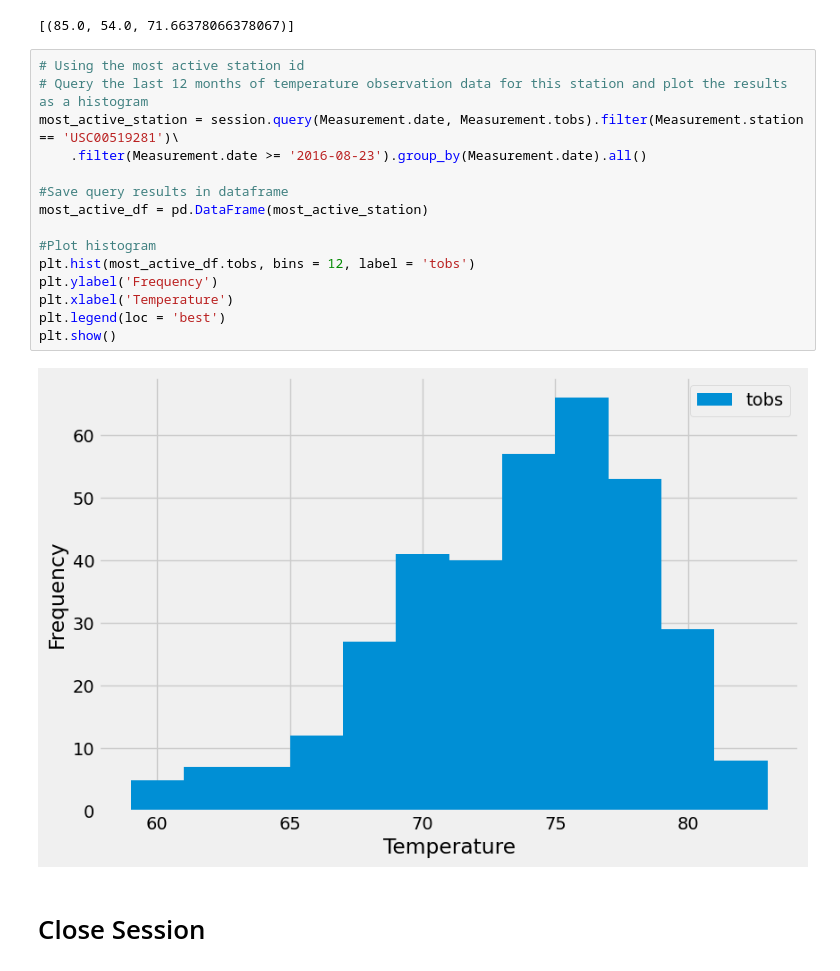
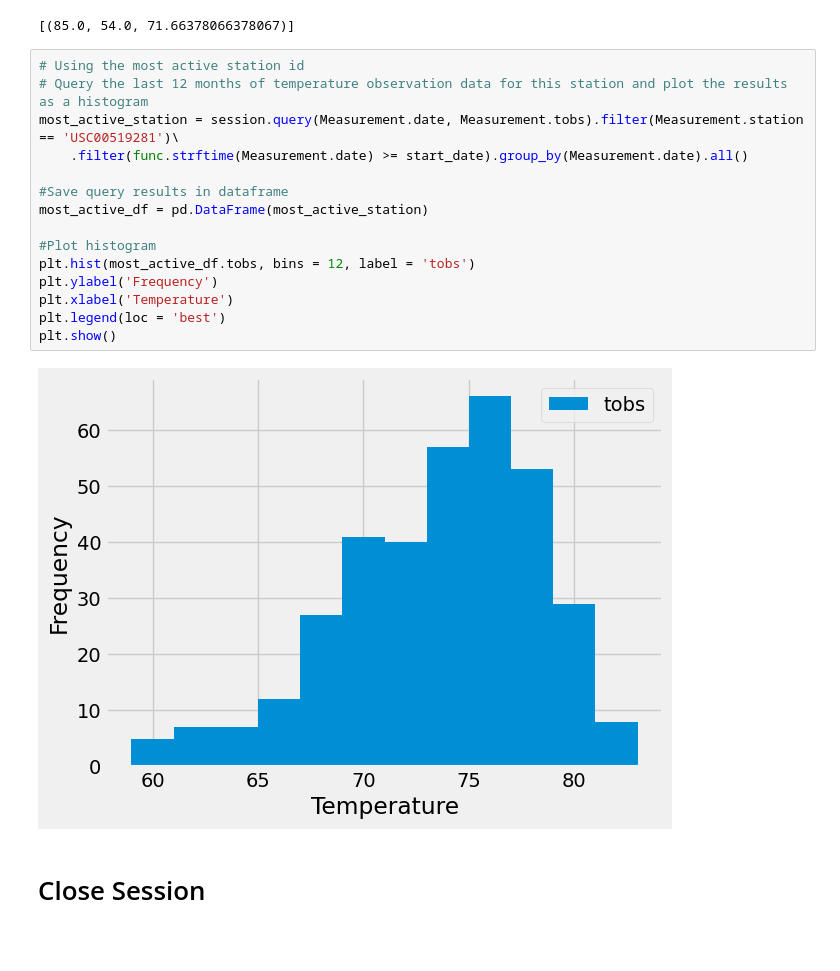
Before and after one commit to fannysigouin/sqlalchemy-challenge, a Jupyter notebook: climate_starter.ipynb, the cells around one changed output. Cells and saved outputs as stored; diff of their text form; blank space fills up the shorter version.

Commit message:
fixed date query in station analysis

```diff
--- a/climate_starter.ipynb
+++ b/climate_starter.ipynb
@@ -159,20 +159,20 @@ active_station_temps
 # %%
 # Using the most active station id
 # Query the last 12 months of temperature observation data for this station and plot the results as a histogram
 most_active_station = session.query(Measurement.date, Measurement.tobs).filter(Measurement.station == 'USC00519281')\
-    .filter(Measurement.date >= '2016-08-23').group_by(Measurement.date).all()
+    .filter(func.strftime(Measurement.date) >= start_date).group_by(Measurement.date).all()
 
 #Save query results in dataframe
 most_active_df = pd.DataFrame(most_active_station)
 
 #Plot histogram
 plt.hist(most_active_df.tobs, bins = 12, label = 'tobs')
 plt.ylabel('Frequency')
 plt.xlabel('Temperature')
 plt.legend(loc = 'best')
 plt.show()
 # %% [output]
-[figure, old version]
+[figure, new version]
 # %% [markdown]
 # Close Session
 # %%
```
